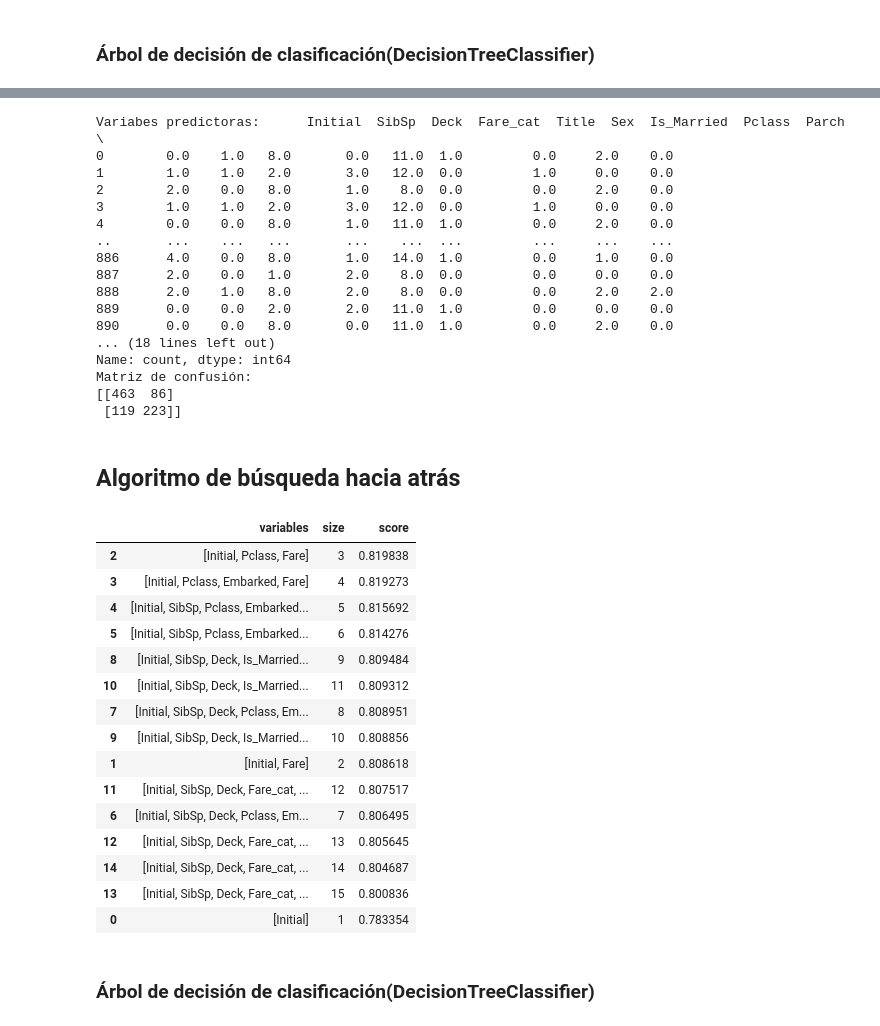
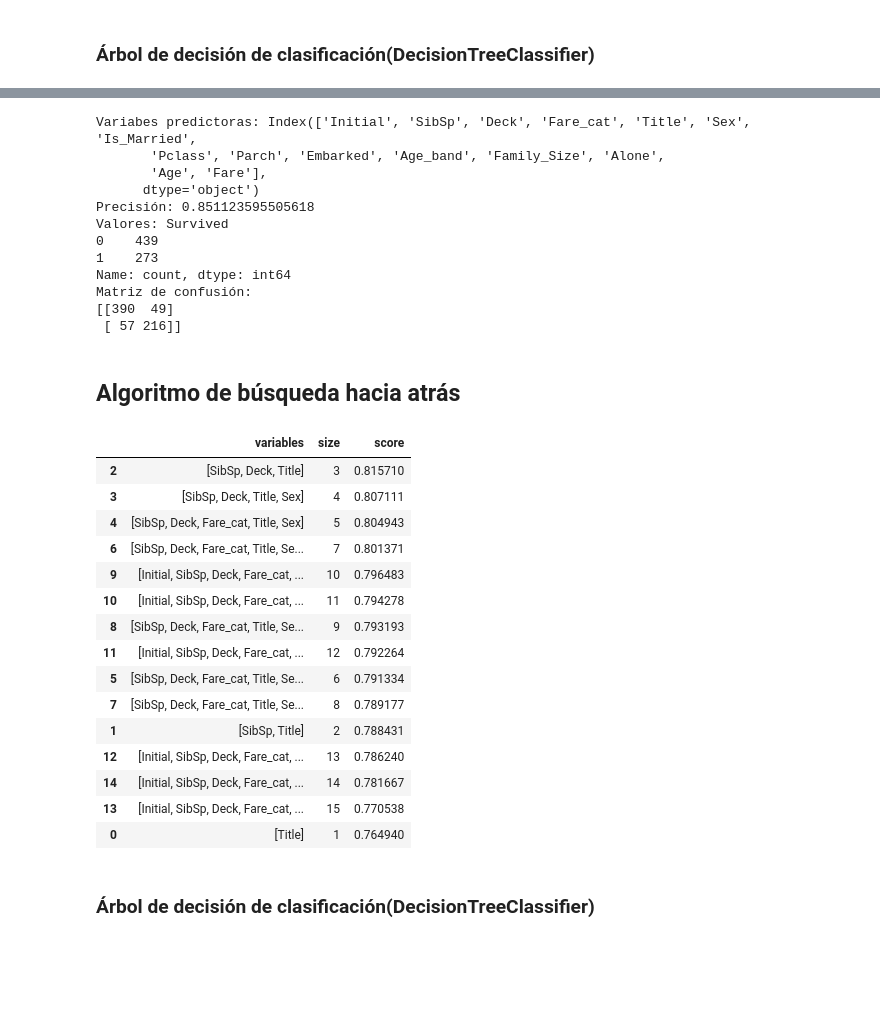
Before and after one commit to hugborang/Trabajo-IA-Modelos-Predictivos, a Jupyter notebook: src/Titanic.ipynb, the cells around one changed output, grey strips where cells are left out. Drawn from its saved outputs; the diff is of its cells as text; code cells hidden in the pictures; blank space fills up the shorter version.

```diff
--- a/src/Titanic.ipynb
+++ b/src/Titanic.ipynb
@@ -240,69 +251,66 @@ Matriz de confusión:
 # %%
-from sklearn.naive_bayes import CategoricalNB
-clasificador_NB = CategoricalNB(alpha=1)  # alpha es el parámetro de suavizado
+clasificador_kNN = KNeighborsClassifier(
+    # Para cada ejemplo se consideran los 5 ejemplos más cercanos
+    n_neighbors=5,
+    # La cercanía viene determinada por la distancia euclídea
+    metric='manhattan'
+)
+clasificador_kNN.fit(atributos_entrenamiento, objetivo_entrenamiento)
 
-solucion = titanic.loc[:, atributos.columns]
-clasificador_NB.fit(solucion, objetivo)
 
 # Calcular la precisión del modelo
-score = clasificador_NB.score(solucion, objetivo)
+score = clasificador_kNN.score(atributos_entrenamiento, objetivo_entrenamiento)
 
 # Obtener las predicciones
-predicciones = clasificador_NB.predict(solucion)
+predicciones = clasificador_kNN.predict(atributos_entrenamiento)
 
 # Contar los valores de la variable objetivo
-values = pd.Series(objetivo).value_counts()
+values = pd.Series(objetivo_entrenamiento).value_counts()
 
 # Calcular la matriz de confusión
-m_confusion = confusion_matrix(objetivo, predicciones)
+m_confusion = confusion_matrix(objetivo_entrenamiento, predicciones)
 
-# Imprimir los resultados
-print(f'Variabes predictoras: {atributos}')
+print(f'Variabes predictoras: {atributos_entrenamiento.columns}')
 print(f'Precisión: {score}')
 print(f'Valores: {values}')
 print(f'Matriz de confusión: \n{m_confusion}')
 # %% [output]
-Variabes predictoras:      Initial  SibSp  Deck  Fare_cat  Title  Sex  Is_Married  Pclass  Parch  \
-0        0.0    1.0   8.0       0.0   11.0  1.0         0.0     2.0    0.0
-1        1.0    1.0   2.0       3.0   12.0  0.0         1.0     0.0    0.0
-2        2.0    0.0   8.0       1.0    8.0  0.0         0.0     2.0    0.0
-3        1.0    1.0   2.0       3.0   12.0  0.0         1.0     0.0    0.0
-4        0.0    0.0   8.0       1.0   11.0  1.0         0.0     2.0    0.0
-..       ...    ...   ...       ...    ...  ...         ...     ...    ...
-886      4.0    0.0   8.0       1.0   14.0  1.0         0.0     1.0    0.0
-887      2.0    0.0   1.0       2.0    8.0  0.0         0.0     0.0    0.0
-888      2.0    1.0   8.0       2.0    8.0  0.0         0.0     2.0    2.0
-889      0.0    0.0   2.0       2.0   11.0  1.0         0.0     0.0    0.0
-890      0.0    0.0   8.0       0.0   11.0  1.0         0.0     2.0    0.0
-... (18 lines left out)
+Variabes predictoras: Index(['Initial', 'SibSp', 'Deck', 'Fare_cat', 'Title', 'Sex', 'Is_Married',
+       'Pclass', 'Parch', 'Embarked', 'Age_band', 'Family_Size', 'Alone',
+       'Age', 'Fare'],
+      dtype='object')
+Precisión: 0.851123595505618
+Valores: Survived
+0    439
+1    273
 Name: count, dtype: int64
 Matriz de confusión:
-[[463  86]
- [119 223]]
+[[390  49]
+ [ 57 216]]
 # %% [markdown]
 ## Algoritmo de búsqueda hacia atrás
 # %%
 #Esto parametros nos permite tener el minimo num de variables de predictoras y un mayor score
 import funciones.BusquedaSecuencialAtras as bsa
-bsatras = bsa.backward_sequential_search(titanic, 'Survived', model, 16, 10)
+bsatras = bsa.backward_sequential_search(titanic, 'Survived', model, 1, 2)
 bsatras
 # %% [output]
 |  | variables | size | score |
-| 2 | [Initial, Pclass, Fare] | 3 | 0.819838 |
-| 3 | [Initial, Pclass, Embarked, Fare] | 4 | 0.819273 |
-| 4 | [Initial, SibSp, Pclass, Embarked... | 5 | 0.815692 |
-| 5 | [Initial, SibSp, Pclass, Embarked... | 6 | 0.814276 |
-| 8 | [Initial, SibSp, Deck, Is_Married... | 9 | 0.809484 |
-| 10 | [Initial, SibSp, Deck, Is_Married... | 11 | 0.809312 |
-| 7 | [Initial, SibSp, Deck, Pclass, Em... | 8 | 0.808951 |
-| 9 | [Initial, SibSp, Deck, Is_Married... | 10 | 0.808856 |
-| 1 | [Initial, Fare] | 2 | 0.808618 |
-| 11 | [Initial, SibSp, Deck, Fare_cat, ... | 12 | 0.807517 |
-| 6 | [Initial, SibSp, Deck, Pclass, Em... | 7 | 0.806495 |
-| 12 | [Initial, SibSp, Deck, Fare_cat, ... | 13 | 0.805645 |
-| 14 | [Initial, SibSp, Deck, Fare_cat, ... | 14 | 0.804687 |
-| 13 | [Initial, SibSp, Deck, Fare_cat, ... | 15 | 0.800836 |
-| 0 | [Initial] | 1 | 0.783354 |
+| 2 | [SibSp, Deck, Title] | 3 | 0.815710 |
+| 3 | [SibSp, Deck, Title, Sex] | 4 | 0.807111 |
+| 4 | [SibSp, Deck, Fare_cat, Title, Sex] | 5 | 0.804943 |
+| 6 | [SibSp, Deck, Fare_cat, Title, Se... | 7 | 0.801371 |
+| 9 | [Initial, SibSp, Deck, Fare_cat, ... | 10 | 0.796483 |
+| 10 | [Initial, SibSp, Deck, Fare_cat, ... | 11 | 0.794278 |
+| 8 | [SibSp, Deck, Fare_cat, Title, Se... | 9 | 0.793193 |
+| 11 | [Initial, SibSp, Deck, Fare_cat, ... | 12 | 0.792264 |
+| 5 | [SibSp, Deck, Fare_cat, Title, Se... | 6 | 0.791334 |
+| 7 | [SibSp, Deck, Fare_cat, Title, Se... | 8 | 0.789177 |
+| 1 | [SibSp, Title] | 2 | 0.788431 |
+| 12 | [Initial, SibSp, Deck, Fare_cat, ... | 13 | 0.786240 |
+| 14 | [Initial, SibSp, Deck, Fare_cat, ... | 14 | 0.781667 |
+| 13 | [Initial, SibSp, Deck, Fare_cat, ... | 15 | 0.770538 |
+| 0 | [Title] | 1 | 0.764940 |
 # %% [markdown]
 ### Árbol de decisión de clasificación(DecisionTreeClassifier)
 # %%
```
Also changed, not shown: parts of 20 cells of this notebook, 2 other files.
